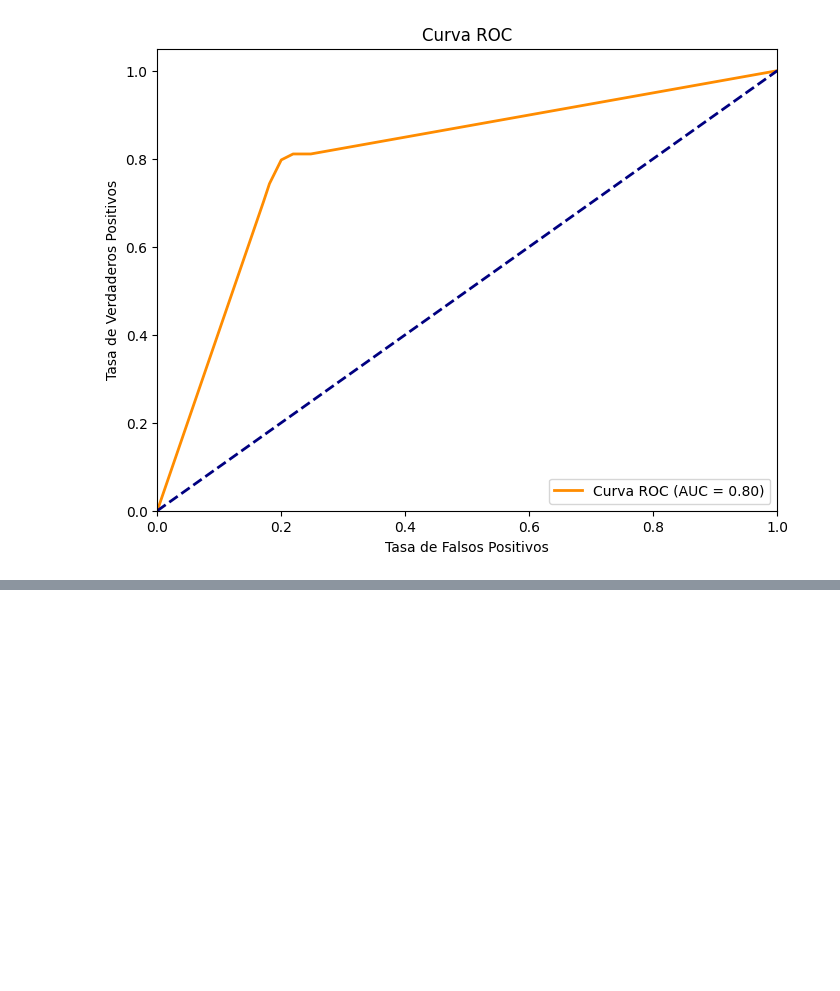
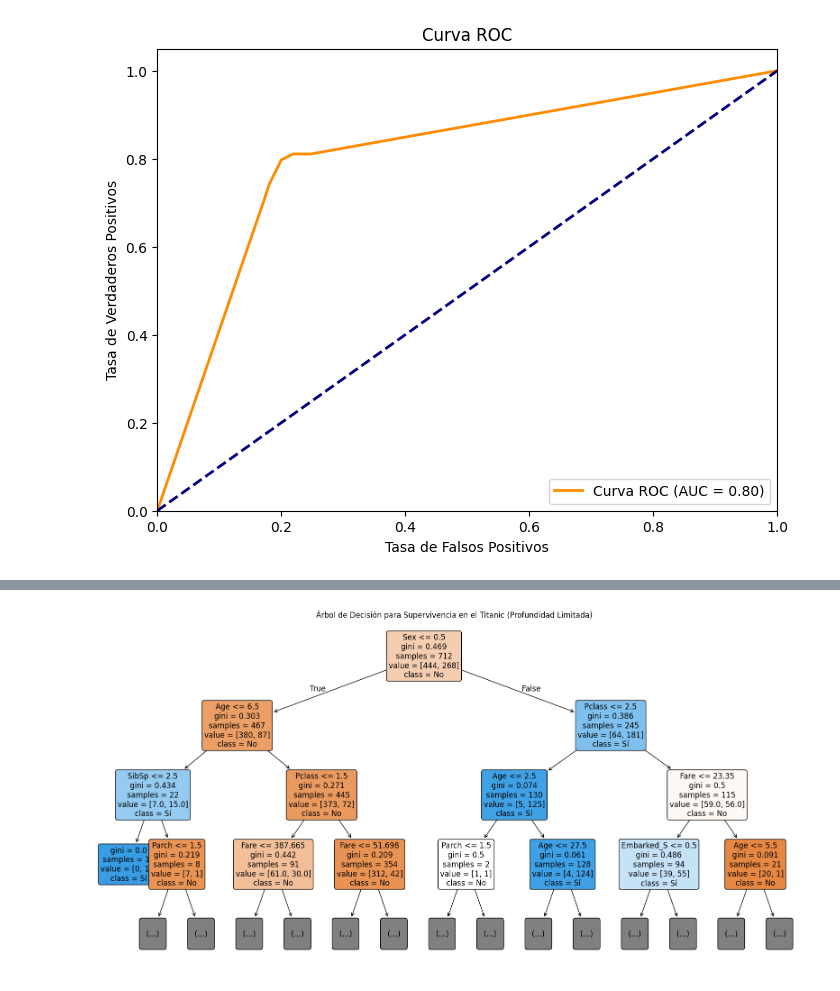
Before and after one commit to David-Sac/Proyectos-365, a Jupyter notebook: DIA_007/informacion.ipynb, the cells around one changed output, grey strips where cells are left out. Saved outputs shown, nothing was run; the diff lists cells and outputs as text; code cells hidden in the pictures; blank space fills up the shorter version.

```diff
--- a/DIA_007/informacion.ipynb
+++ b/DIA_007/informacion.ipynb
@@ -216,9 +216,11 @@ Reporte de Clasificación:
 weighted avg       0.79      0.79      0.79       179
 [figure]
 # %%
+from sklearn.tree import DecisionTreeClassifier, plot_tree
+
 # 11. Visualizar el Árbol de Decisión con plot_tree limitado
 plt.figure(figsize=(20,10))
-tree.plot_tree(
+plot_tree(
     dtree,
     feature_names=X.columns,
     class_names=['No', 'Sí'],
@@ -233,0 +235 @@ ImportError: cannot import name 'dtreeviz' from 'dtreeviz.trees' (c:\Users\LENOV
+[figure, added]
```
Also changed, not shown: parts of 3 cells of this notebook, 2 other files.
